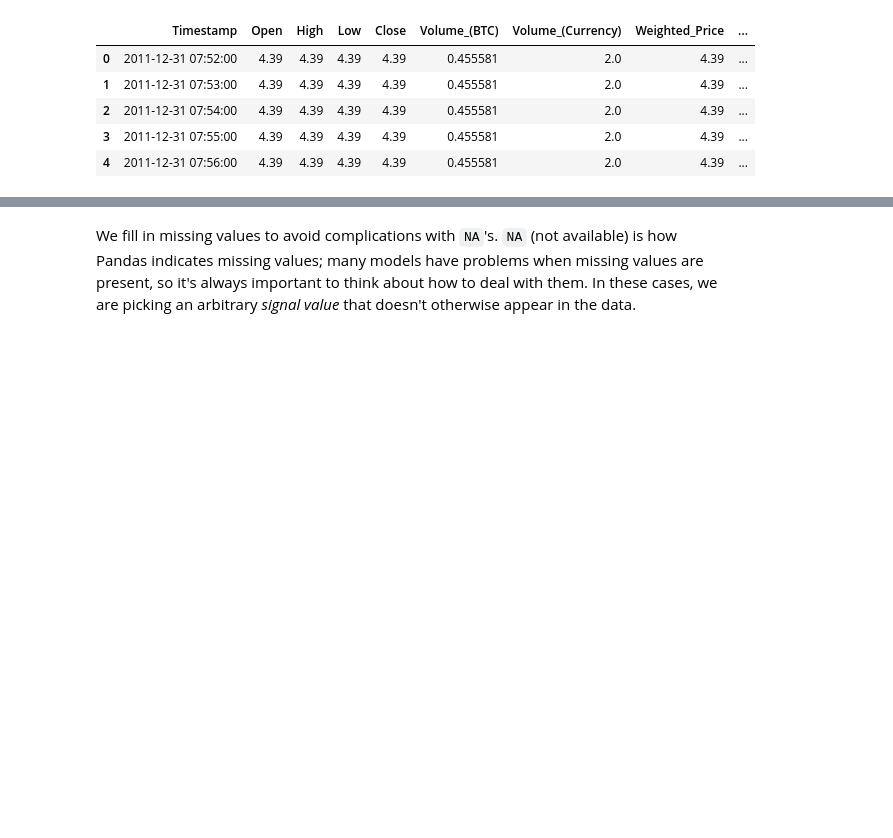
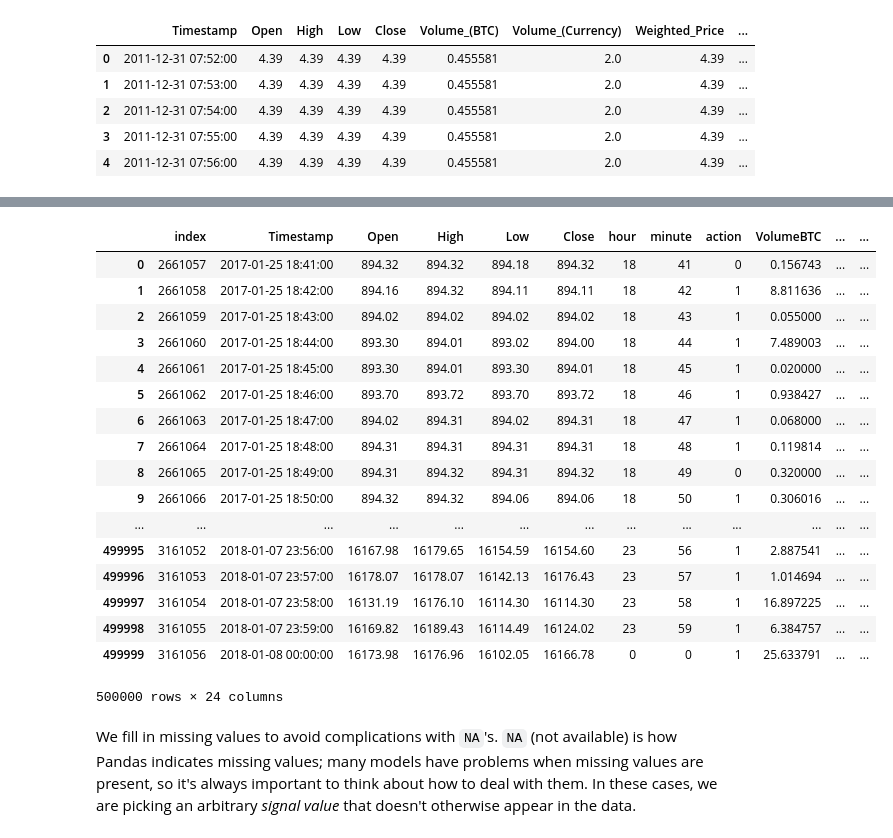
Before and after one commit to iaghidro/stock-predictor, a Jupyter notebook: fastAI/binaryClassificationBTC.ipynb, the cells around one changed output, grey strips where cells are left out. Saved outputs shown, nothing was run; the diff lists cells and outputs as text; code cells hidden in the pictures; blank space fills up the shorter version.

```diff
--- a/fastAI/binaryClassificationBTC.ipynb
+++ b/fastAI/binaryClassificationBTC.ipynb
@@ -158,3 +145,24 @@ train.to_feather(f'{PATH}train')
+# %%
+train
+# %% [output]
+|  | index | Timestamp | Open | High | Low | Close | hour | minute | action | VolumeBTC | ... | ... |
+| 0 | 2661057 | 2017-01-25 18:41:00 | 894.32 | 894.32 | 894.18 | 894.32 | 18 | 41 | 0 | 0.156743 | ... | ... |
+| 1 | 2661058 | 2017-01-25 18:42:00 | 894.16 | 894.32 | 894.11 | 894.11 | 18 | 42 | 1 | 8.811636 | ... | ... |
+| 2 | 2661059 | 2017-01-25 18:43:00 | 894.02 | 894.02 | 894.02 | 894.02 | 18 | 43 | 1 | 0.055000 | ... | ... |
+| 3 | 2661060 | 2017-01-25 18:44:00 | 893.30 | 894.01 | 893.02 | 894.00 | 18 | 44 | 1 | 7.489003 | ... | ... |
+| 4 | 2661061 | 2017-01-25 18:45:00 | 893.30 | 894.01 | 893.30 | 894.01 | 18 | 45 | 1 | 0.020000 | ... | ... |
+| 5 | 2661062 | 2017-01-25 18:46:00 | 893.70 | 893.72 | 893.70 | 893.72 | 18 | 46 | 1 | 0.938427 | ... | ... |
+| 6 | 2661063 | 2017-01-25 18:47:00 | 894.02 | 894.31 | 894.02 | 894.31 | 18 | 47 | 1 | 0.068000 | ... | ... |
+| 7 | 2661064 | 2017-01-25 18:48:00 | 894.31 | 894.31 | 894.31 | 894.31 | 18 | 48 | 1 | 0.119814 | ... | ... |
+| 8 | 2661065 | 2017-01-25 18:49:00 | 894.31 | 894.32 | 894.31 | 894.32 | 18 | 49 | 0 | 0.320000 | ... | ... |
+| 9 | 2661066 | 2017-01-25 18:50:00 | 894.32 | 894.32 | 894.06 | 894.06 | 18 | 50 | 1 | 0.306016 | ... | ... |
+| ... | ... | ... | ... | ... | ... | ... | ... | ... | ... | ... | ... | ... |
+| 499995 | 3161052 | 2018-01-07 23:56:00 | 16167.98 | 16179.65 | 16154.59 | 16154.60 | 23 | 56 | 1 | 2.887541 | ... | ... |
+| 499996 | 3161053 | 2018-01-07 23:57:00 | 16178.07 | 16178.07 | 16142.13 | 16176.43 | 23 | 57 | 1 | 1.014694 | ... | ... |
+| 499997 | 3161054 | 2018-01-07 23:58:00 | 16131.19 | 16176.10 | 16114.30 | 16114.30 | 23 | 58 | 1 | 16.897225 | ... | ... |
+| 499998 | 3161055 | 2018-01-07 23:59:00 | 16169.82 | 16189.43 | 16114.49 | 16124.02 | 23 | 59 | 1 | 6.384757 | ... | ... |
+| 499999 | 3161056 | 2018-01-08 00:00:00 | 16173.98 | 16176.96 | 16102.05 | 16166.78 | 0 | 0 | 1 | 25.633791 | ... | ... |
+500000 rows × 24 columns
 # %% [markdown]
 We fill in missing values to avoid complications with `NA`'s. `NA` (not available) is how Pandas indicates missing values; many models have problems when missing values are present, so it's always important to think about how to deal with them. In these cases, we are picking an arbitrary *signal value* that doesn't otherwise appear in the data.
 # %% [markdown]
```
Also changed, not shown: parts of 47 cells of this notebook, 3 other files.
